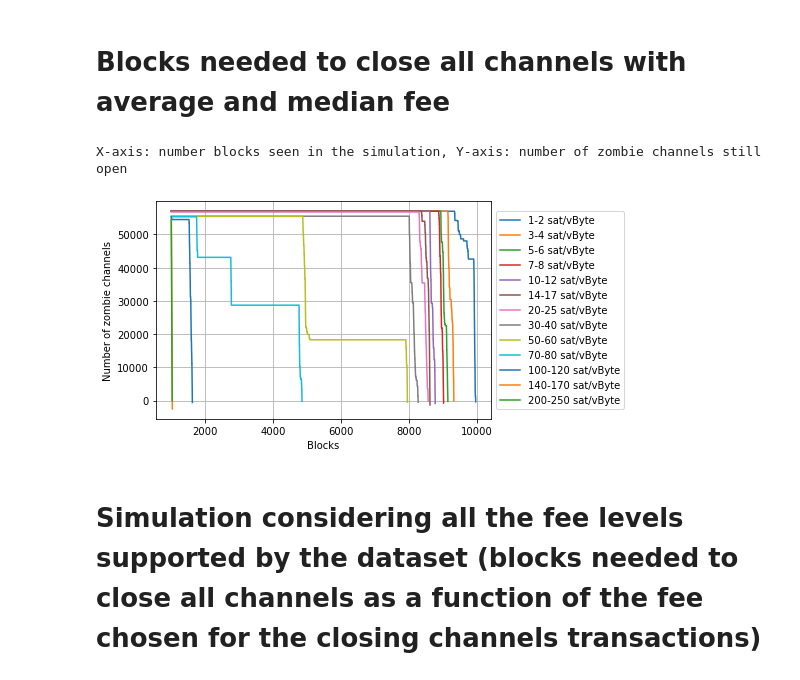
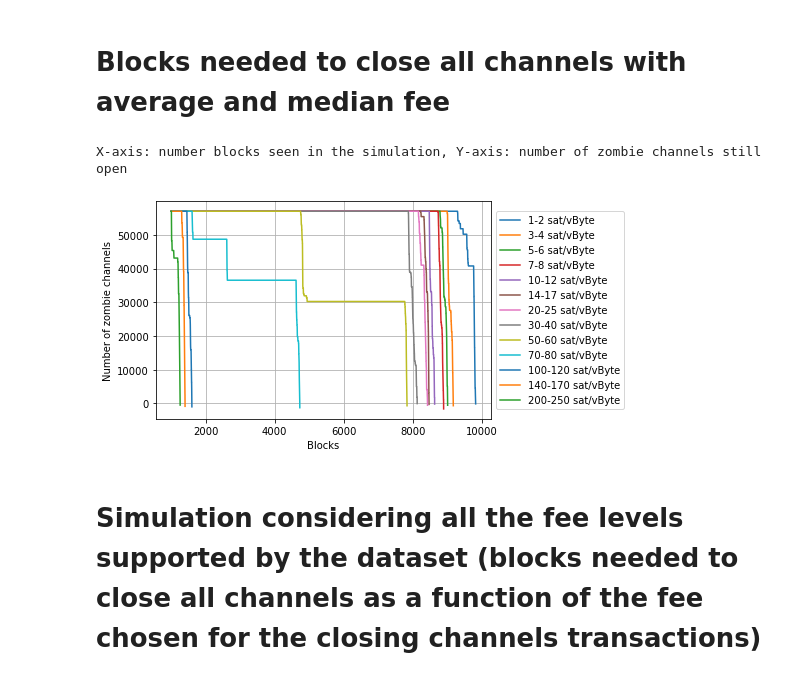
Before and after one commit to CosimoSguanci/Mass-Exit-Attacks-on-LN, a Jupyter notebook: ZombieAttackSimulation.ipynb, the cells around one changed output. Cells and saved outputs as stored; diff of their text form; code cells hidden in the pictures.

Commit message:
Added different scenarios to ZombieAttack

```diff
--- a/ZombieAttackSimulation.ipynb
+++ b/ZombieAttackSimulation.ipynb
@@ -7,18 +7,27 @@ import math
 import matplotlib.pyplot as plt
 import numpy as np
 
+FIRST_BLOCK_HEIGHT_DURING_CONGESTION = 498084
+FIRST_BLOCK_HEIGHT_BEFORE_CONGESTION = 497928
+FIRST_BLOCK_NO_CONGESTION = 716644
+
+MEMPOOL_DIR_DURING_CONGESTION = "mempool-during-congestion"
+MEMPOOL_DIR_BEFORE_CONGESTION = "mempool-before-congestion"
+MEMPOOL_DIR_NO_CONGESTION = "mempool-no-congestion"
+
 INITIAL_NUM_ZOMBIE_CHANNELS = 57000 # Estimated as of Feb 4, 2022
 LN_CLOSING_CHANNEL_DELAY = 1000 # ~ 1 week
 
-accumulated_txs = 0 # transactions that would have been already confirmed without the zombie channels transactions
+# We read the file containing mempool historical data
 
-# We read the file containing mempool historical data
+FIRST_BLOCK_HEIGHT = FIRST_BLOCK_NO_CONGESTION
+MEMPOOL_DIR = MEMPOOL_DIR_NO_CONGESTION
 
 i = 1
 mempool_data_json_string = ''
 
-while os.path.exists(f"mempool/{i}_mempool"):
-    mempool_data_file = open(f"mempool/{i}_mempool", mode = 'r')
+while os.path.exists(f"{MEMPOOL_DIR}/{i}_mempool"):
+    mempool_data_file = open(f"{MEMPOOL_DIR}/{i}_mempool", mode = 'r')
     mempool_data_content = mempool_data_file.read()
 
     # We replace call() from file content (it is used for the website to load the JSONP)
@@ -238,20 +247,20 @@ average_index = get_average_index_fee(mempool_data[0])
 print("X-axis: number blocks seen in the simulation, Y-axis: number of zombie channels still open")
 
 # fee_index = 30
-# needed_blocks, plot_blocks1, plot_remaining_zombie_channels1 = simulate(mempool_data, blocks_data, 497928, fee_index, INITIAL_NUM_ZOMBIE_CHANNELS, plot_distribution=True)
+# needed_blocks, plot_blocks1, plot_remaining_zombie_channels1 = simulate(mempool_data, blocks_data, FIRST_BLOCK_HEIGHT, fee_index, INITIAL_NUM_ZOMBIE_CHANNELS, plot_distribution=True)
 # needed_blocks += LN_CLOSING_CHANNEL_DELAY
 # print(needed_blocks, "blocks to close all channels with fee in the range ", fee_ranges[fee_index], "-", fee_ranges[fee_index + 1] - 1)
 
 # fee_index = 20
-# needed_blocks, plot_blocks2, plot_remaining_zombie_channels2 = simulate(mempool_data, blocks_data, 497928, fee_index, INITIAL_NUM_ZOMBIE_CHANNELS, plot_distribution=True)
+# needed_blocks, plot_blocks2, plot_remaining_zombie_channels2 = simulate(mempool_data, blocks_data, FIRST_BLOCK_HEIGHT, fee_index, INITIAL_NUM_ZOMBIE_CHANNELS, plot_distribution=True)
 # needed_blocks += LN_CLOSING_CHANNEL_DELAY
 # print(needed_blocks, "blocks to close all channels with fee in the range ", fee_ranges[fee_index], "-", fee_ranges[fee_index + 1] - 1)
 
-# blocks_to_close_all_channels_with_avg_fee, plot_blocks3, plot_remaining_zombie_channels3 = simulate(mempool_data, blocks_data, 497928, average_index, INITIAL_NUM_ZOMBIE_CHANNELS, plot_distribution=True)
+# blocks_to_close_all_channels_with_avg_fee, plot_blocks3, plot_remaining_zombie_channels3 = simulate(mempool_data, blocks_data, FIRST_BLOCK_HEIGHT, average_index, INITIAL_NUM_ZOMBIE_CHANNELS, plot_distribution=True)
 # blocks_to_close_all_channels_with_avg_fee += LN_CLOSING_CHANNEL_DELAY
 # print(blocks_to_close_all_channels_with_avg_fee, "blocks to close all channels with average fee ( =", fee_ranges[average_index], ")")
 
-# blocks_to_close_all_channels_with_median_fee, plot_blocks4, plot_remaining_zombie_channels4 = simulate(mempool_data, blocks_data, 497928, median_index, INITIAL_NUM_ZOMBIE_CHANNELS, plot_distribution=True)
+# blocks_to_close_all_channels_with_median_fee, plot_blocks4, plot_remaining_zombie_channels4 = simulate(mempool_data, blocks_data, FIRST_BLOCK_HEIGHT, median_index, INITIAL_NUM_ZOMBIE_CHANNELS, plot_distribution=True)
 # blocks_to_close_all_channels_with_median_fee += LN_CLOSING_CHANNEL_DELAY
 # print(blocks_to_close_all_channels_with_median_fee, "blocks to close all channels with median fee ( =", fee_ranges[median_index], ")")
 
@@ -260,35 +269,35 @@ print("X-axis: number blocks seen in the simulation, Y-axis: number of zombie ch
 # plt.plot(plot_blocks3, plot_remaining_zombie_channels3)
 # plt.plot(plot_blocks4, plot_remaining_zombie_channels4)
 
 # plt.xlabel('Blocks')
 # plt.ylabel(f'Number of zombie channels')
 # plt.xticks(np.linspace(0, 10000, num=11))
 # plt.legend(labels=["600-699 sat/vByte", "80-99 sat/vByte", "4-5 sat/vByte", "1-2 sat/vByte"], loc='center left', bbox_to_anchor=(1, 0.5))
 # plt.show()
 
 fee_indexes = [1, 3, 5, 7, 9, 11, 13, 15, 17, 19, 21, 23, 25]
 
 plot_blocks_array = []
 plot_remaining_zombie_channels_array = []
 labels = []
 
 for fee_index in fee_indexes:
-    needed_blocks, plot_blocks, plot_remaining_zombie_channels = simulate(mempool_data, blocks_data, 497928, fee_index, INITIAL_NUM_ZOMBIE_CHANNELS, plot_distribution=True)
+    needed_blocks, plot_blocks, plot_remaining_zombie_channels = simulate(mempool_data, blocks_data, FIRST_BLOCK_HEIGHT, fee_index, INITIAL_NUM_ZOMBIE_CHANNELS, plot_distribution=True)
     needed_blocks += LN_CLOSING_CHANNEL_DELAY
     plot_blocks_array.append(plot_blocks)
     plot_remaining_zombie_channels_array.append(plot_remaining_zombie_channels)
     plt.plot(plot_blocks, plot_remaining_zombie_channels)
     labels.append(f"{fee_ranges[fee_index]}-{fee_ranges[fee_index + 1]} sat/vByte")
 
 
 plt.xlabel('Blocks')
 plt.ylabel(f'Number of zombie channels')
 #plt.xticks(np.linspace(0, 10000, num=11))
 plt.legend(labels=labels, loc='center left', bbox_to_anchor=(1, 0.5))
 plt.show()
 # %% [output]
 X-axis: number blocks seen in the simulation, Y-axis: number of zombie channels still open
-[figure, old version]
+[figure, new version]
 # %% [markdown]
 # Simulation considering all the fee levels supported by the dataset (blocks needed to close all channels as a function of the fee chosen for the closing channels transactions)
 # %%
```
Also changed, not shown: parts of 5 cells of this notebook.
